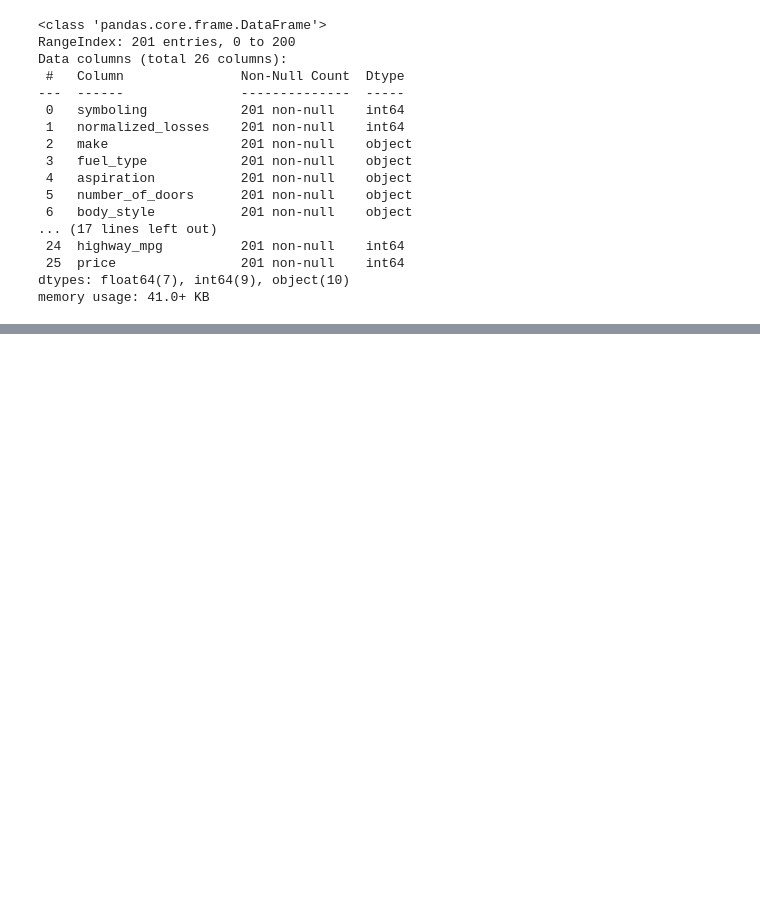
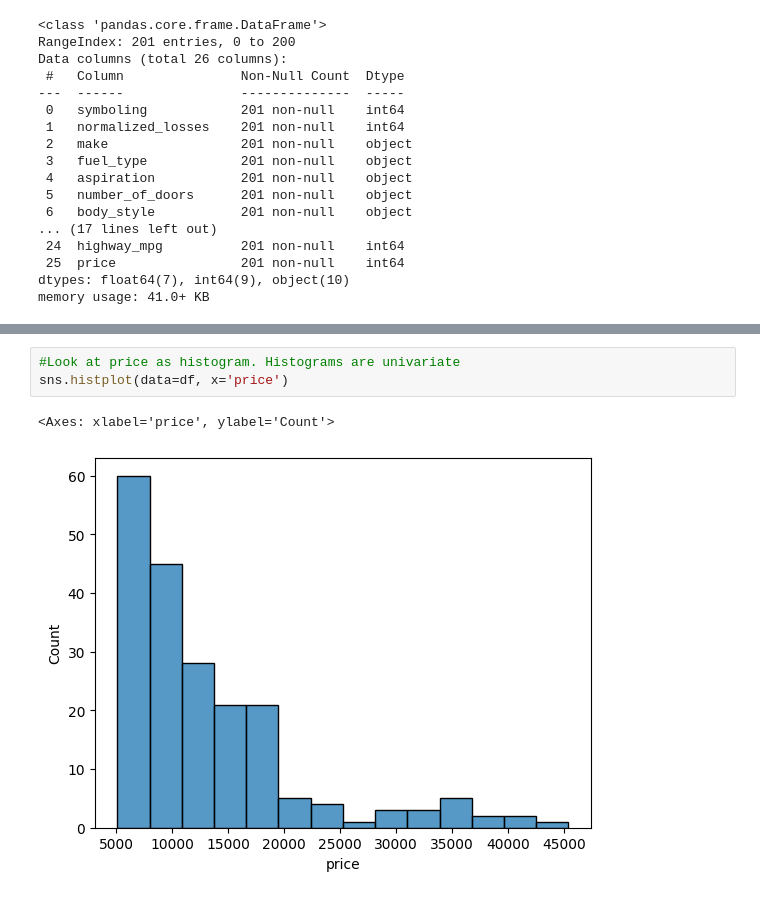
Before and after one commit to chemkemeimyers/PythonProjects, a Jupyter notebook: LoadingNSavingData.ipynb, the cells around one changed output, grey strips where cells are left out. Saved outputs shown, nothing was run; the diff lists cells and outputs as text; blank space fills up the shorter version.

Commit message:
Seaborn hist plots

```diff
--- a/LoadingNSavingData.ipynb
+++ b/LoadingNSavingData.ipynb
@@ -68,3 +68,9 @@ df.describe(include='all').T
 | city_mpg | 201.0 | NaN | NaN | NaN | 25.179104 | 6.42322 | 13.0 | 19.0 | 24.0 | 30.0 | 49.0 |
 | highway_mpg | 201.0 | NaN | NaN | NaN | 30.686567 | 6.81515 | 16.0 | 25.0 | 30.0 | 34.0 | 54.0 |
 | price | 201.0 | NaN | NaN | NaN | 13207.129353 | 7947.066342 | 5118.0 | 7775.0 | 10295.0 | 16500.0 | 45400.0 |
+# %%
+#Look at price as histogram. Histograms are univariate
+sns.histplot(data=df, x='price')
+# %% [output]
+<Axes: xlabel='price', ylabel='Count'>
+[figure, added]
```
Also changed, not shown: parts of 7 cells of this notebook.
